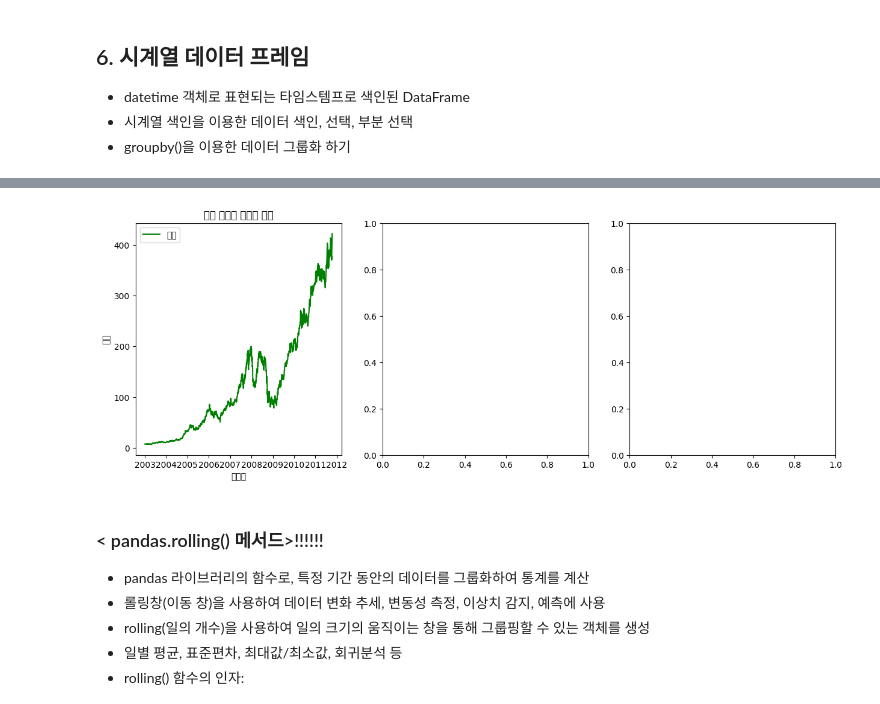
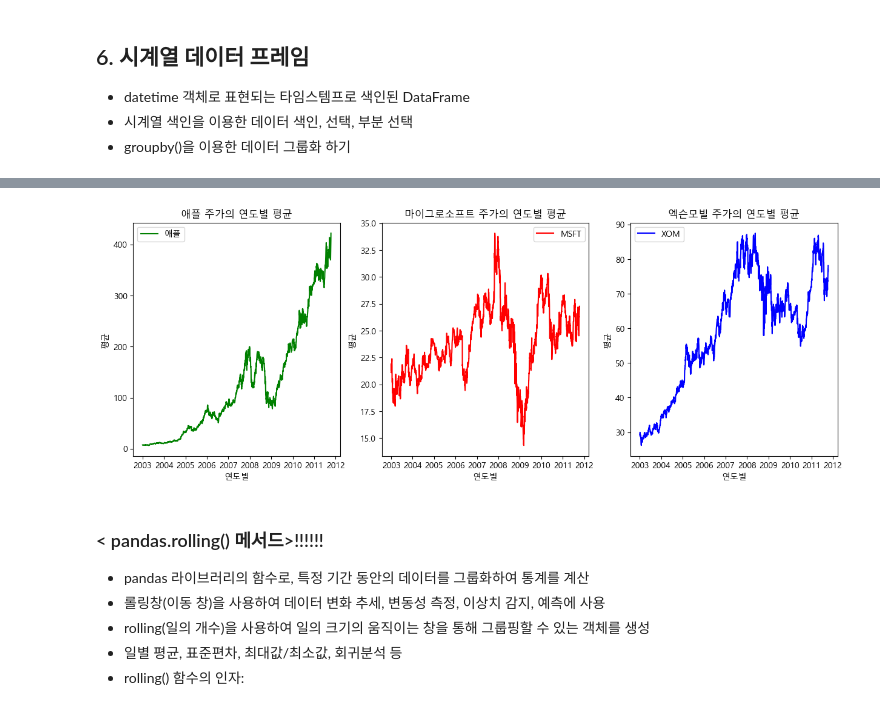
Before and after one commit to wpcks99/python_basic_3, a Jupyter notebook: ch11_updated_class_5_9.ipynb, the cells around one changed output, grey strips where cells are left out. Drawn from its saved outputs; the diff is of its cells as text; code cells hidden in the pictures.

```diff
--- a/ch11_updated_class_5_9.ipynb
+++ b/ch11_updated_class_5_9.ipynb
@@ -151,23 +237,29 @@ plt.show()
 # %%
 # 하나의 도화지에 세 종류의 그래프 그리기
 fig, axes = plt.subplots(1,3, figsize=(15, 5))
 
 axes[0].plot(close_px["AAPL"], color="green", label="애플")
-
+axes[1].plot(close_px["MSFT"], color="red", label = "MSFT")
+axes[2].plot(close_px["XOM"], color="blue", label="XOM")
 
 axes[0].set_title("애플 주가의 연도별 평균")
+axes[1].set_title("마이그로소프트 주가의 연도별 평균")
+axes[2].set_title("엑슨모빌 주가의 연도별 평균")
 
 axes[0].set_xlabel("연도별")
+axes[1].set_xlabel("연도별")
+axes[2].set_xlabel("연도별")
 
 axes[0].set_ylabel("평균")
-
+axes[1].set_ylabel("평균")
+axes[2].set_ylabel("평균")
 
 axes[0].legend()
-
-
+axes[1].legend()
+axes[2].legend()
 plt.show()
 # %% [output]
-[figure, old version]
+[figure, new version]
 # %% [markdown]
 ### < pandas.rolling() 메서드>!!!!!!
 * pandas 라이브러리의 함수로, 특정 기간 동안의 데이터를 그룹화하여 통계를 계산
```
Also changed, not shown: parts of 21 cells of this notebook, 24 other files.
